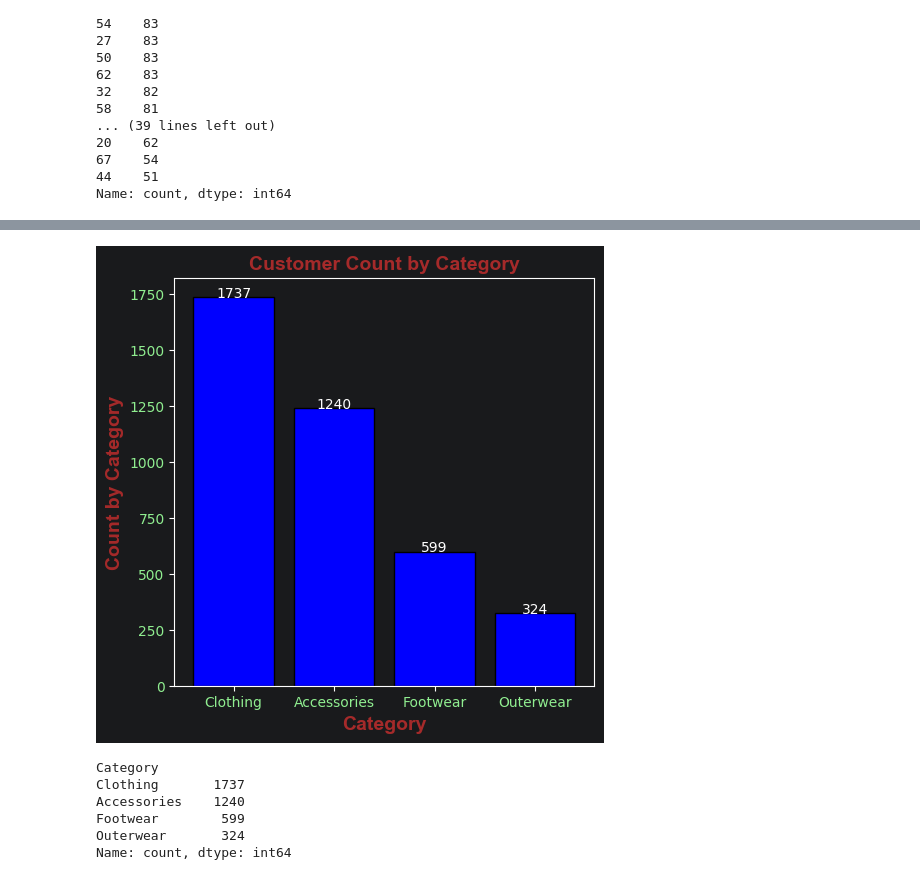
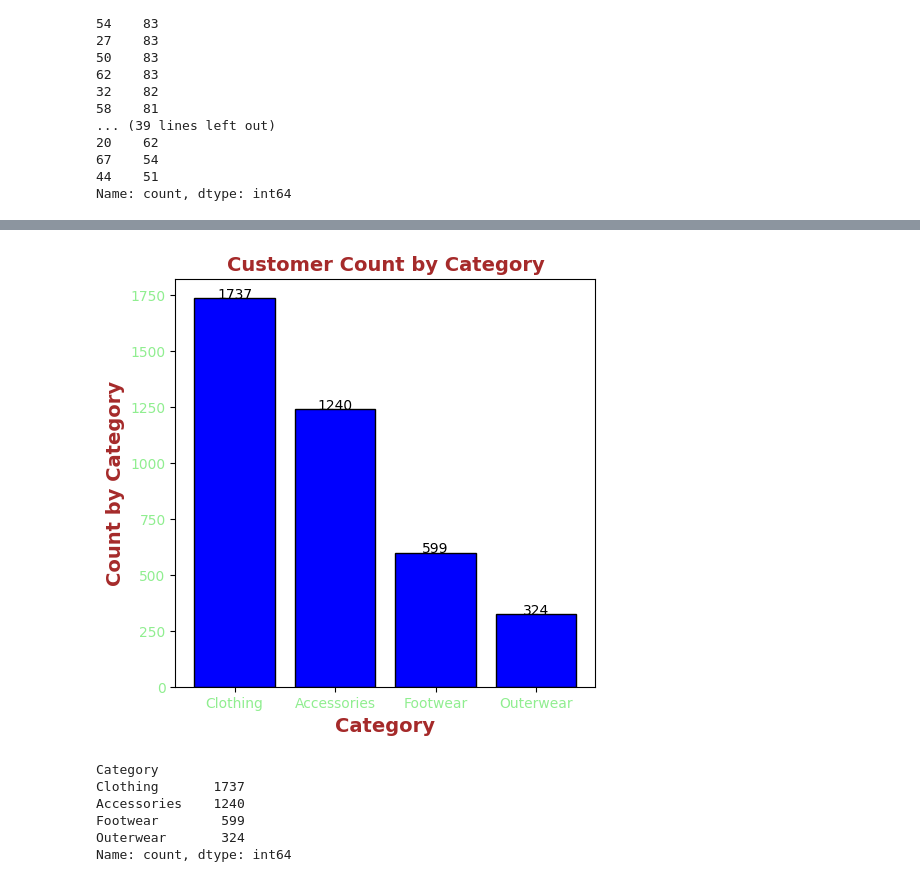
Before and after one commit to mdanushwaran/Shopping_trends_analytics, a Jupyter notebook: Shopping_trends_analytics.ipynb, the cells around one changed output, grey strips where cells are left out. Drawn from its saved outputs; the diff is of its cells as text; code cells hidden in the pictures.

```diff
--- a/Shopping_trends_analytics.ipynb
+++ b/Shopping_trends_analytics.ipynb
@@ -7,5 +15,5 @@ from matplotlib.pyplot import xlabel, ylabel
 # %%
-data = pd.read_csv(r"C:\Users\mdanu\Downloads\shopping_trends\shopping_trends.csv")
+data = pd.read_csv("shopping_trends.csv")
 # %%
 ## Load & Inspect Data
 # %%
@@ -758,21 +788,27 @@ plt.show()
 # %%
 ## Count plot of Category.
 
 Category = data['Category'].value_counts()
 
 plt.figure(figsize=(6,6))
 plt.bar(Category.index,Category.values,color = 'blue',edgecolor = 'black')
+plotprops = {
+    'color': 'brown',
+    'fontsize': 14,
+    'fontweight': 'bold',
+
+}
 plt.title("Customer Count by Category",** plotprops)
 plt.xlabel("Category", ** plotprops)
 plt.ylabel("Count by Category", ** plotprops)
 plt.tick_params(axis = 'both' , labelsize = 10 , labelrotation = 0 , labelcolor = "lightgreen")
 plt.subplots_adjust(left=0.2, bottom=0.2)
 
 for i, value in enumerate(Category.values):
     plt.text(i, value + 0.1, str(value), ha='center', fontsize=10)
 plt.show()
 # %% [output]
-[figure, old version]
+[figure, new version]
 # %%
 Category
 # %% [output]
```
Also changed, not shown: parts of 8 cells of this notebook.
